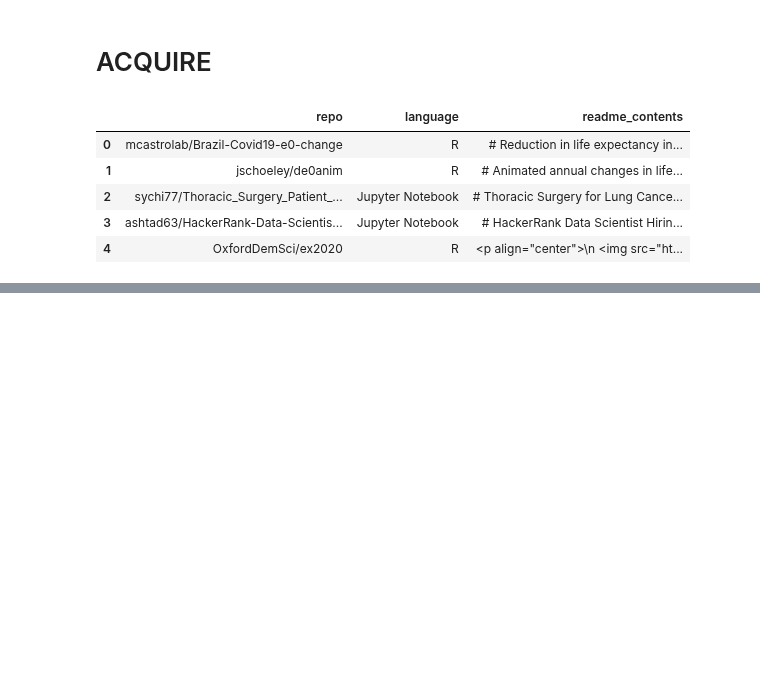
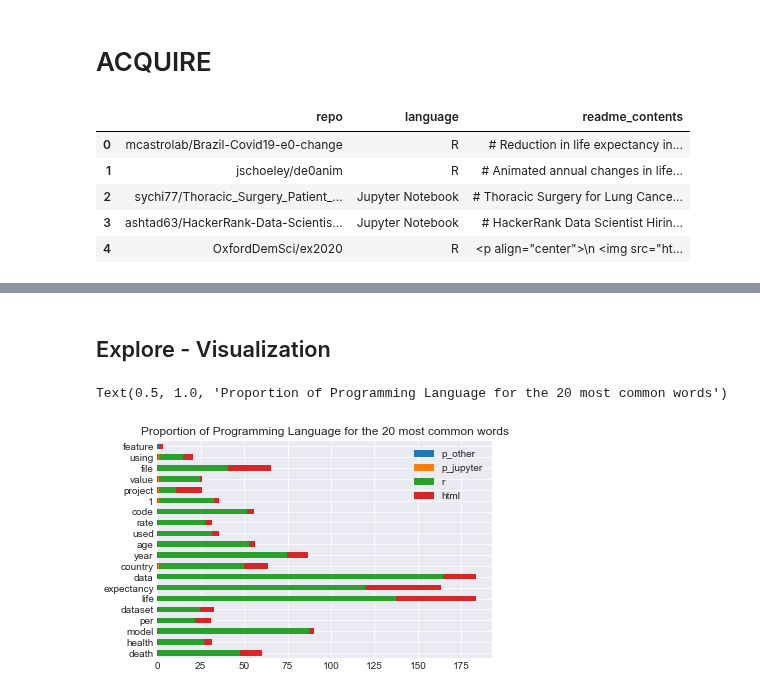
Before and after one commit to Two-Guys-and-a-Gal/NLP-Project, a Jupyter notebook: rachel_work.ipynb, the cells around one changed output, grey strips where cells are left out. Drawn from its saved outputs; the diff is of its cells as text; code cells hidden in the pictures; blank space fills up the shorter version.

```diff
--- a/rachel_work.ipynb
+++ b/rachel_work.ipynb
@@ -53,0 +267,4 @@ df.describe()
+# %%
+# set up some basic matplotlib style parameters
+plt.rc('figure', figsize=(13, 7))
+plt.style.use('seaborn-darkgrid')
@@ -53,0 +328,15 @@ df.describe()
+# %%
+## break the data into langauge categories
+other_words = clean(' '.join(df[df.language == 'other'].original))
+jupyter_words = clean(' '.join(df[df.language == 'Jupyter Notebook'].original))
+r_words = clean(' '.join(df[df.language == 'R'].original))
+html_words = clean(' '.join(df[df.language == 'HTML'].original))
+all_words = clean(' '.join(df.original))
+# %%
+# transform the language category words into a Series
+other_freq= pd.Series(other_words).value_counts()
+jupyter_freq = pd.Series(jupyter_words).value_counts()
+r_freq = pd.Series(r_words).value_counts()
+html_freq = pd.Series(html_words).value_counts()
+all_freq = pd.Series(all_words).value_counts()
+other_freq.head()
@@ -53,0 +350,8 @@ df.describe()
+# %%
+# combine into one dataframe
+word_counts = (pd.concat([other_freq, jupyter_freq, r_freq, html_freq, all_freq ], axis=1, sort=True)
+                .set_axis(['other', 'jupyter', 'r', 'html', 'all'], axis=1, inplace=False)
+                .fillna(0)
+                .apply(lambda s: s.astype(int)))
+
+word_counts.head()
@@ -53,0 +406,2 @@ df.describe()
+# %% [markdown]
+## Explore - Visualization
@@ -53,0 +412,17 @@ df.describe()
+# %%
+# figure out the percentage of spam vs ham
+(word_counts
+ .assign(p_other=word_counts.other / word_counts['all'],
+         p_jupyter=word_counts.jupyter/ word_counts['all'],
+         p_r=word_counts.r / word_counts['all'],
+         p_html=word_counts.html / word_counts['all'])
+ .sort_values(by='all')
+ [['p_other', 'p_jupyter', 'r', 'html']]
+ .tail(20)
+ .sort_values('p_other')
+ .plot.barh(stacked=True))
+
+plt.title('Proportion of Programming Language for the 20 most common words')
+# %% [output]
+Text(0.5, 1.0, 'Proportion of Programming Language for the 20 most common words')
+[figure, added]
```
Also changed, not shown: parts of 37 cells of this notebook, 1 other file.
